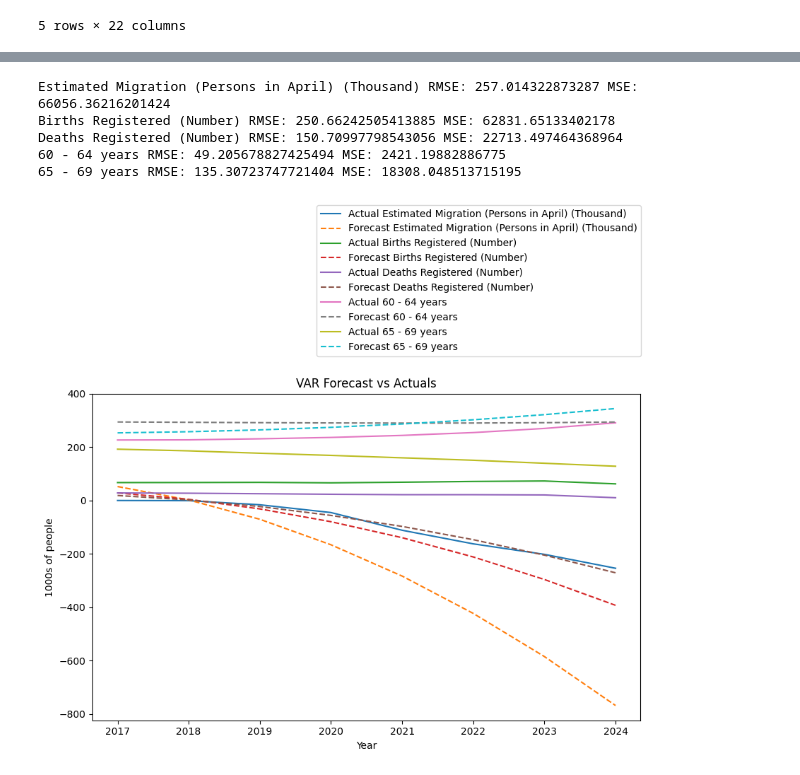
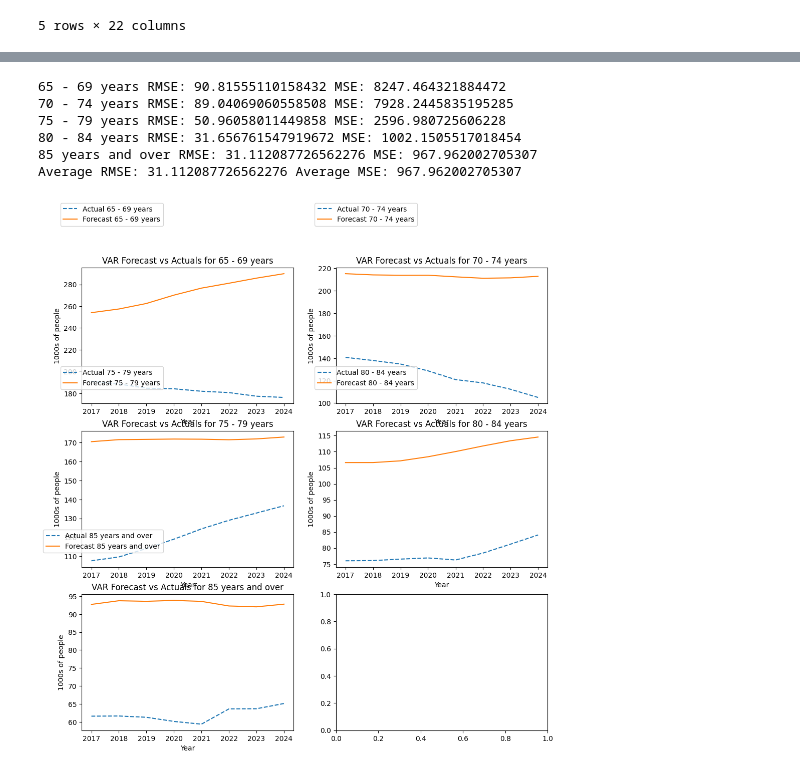
Before and after one commit to oOoOoOo0o/LM051-FYP, a Jupyter notebook: var/age-groups.ipynb, the cells around one changed output, grey strips where cells are left out. Saved outputs shown, nothing was run; the diff lists cells and outputs as text; code cells hidden in the pictures.

```diff
--- a/var/age-groups.ipynb
+++ b/var/age-groups.ipynb
@@ -101,11 +101,11 @@ combined_df.head()
 # scaler = StandardScaler()
 # combined_df_scaled = pd.DataFrame(scaler.fit_transform(combined_df), columns=combined_df.columns, index=combined_df.index)
 # %%
-selected_columns = ["Estimated Migration (Persons in April) (Thousand)",
-                    "Births Registered (Number)",
-                    "Deaths Registered (Number)",
-                    '60 - 64 years',
-                    '65 - 69 years']
+selected_columns = ['65 - 69 years',
+                    '70 - 74 years',
+                    '75 - 79 years',
+                    '80 - 84 years',
+                    '85 years and over']
 df_selected = combined_df[selected_columns]
 # %%
 check_stationarity(df_selected)
@@ -215,47 +215,55 @@ plt.show()
 # %%
 # Evaluation
 train_size = int(len(df_selected) * 0.8)
 train_data, test_data = df_selected[:train_size], df_selected[train_size:]
 
 model_train = VAR(train_data)
-lag_order_train = model_train.select_order(maxlags=3).bic
+lag_order_train = 3#model_train.select_order(maxlags=3).bic
 var_fitted_train = model_train.fit(lag_order_train)
 
 forecast_steps = len(test_data)
 forecast = var_fitted_train.forecast(train_data.values[-lag_order_train:], steps=forecast_steps)
 forecast_df = pd.DataFrame(forecast, index=test_data.index, columns=test_data.columns)
 
-forecast_df = forecast_df.cumsum() + df_selected.iloc[-1]
-test_data = test_data.cumsum() + df_selected.iloc[:train_size].iloc[-1]
+# Undoing second-order differencing for the forecast data
+forecast_df_first_cumsum = forecast_df.cumsum()  # First cumsum to undo first-order differencing
+forecast_df = forecast_df_first_cumsum.cumsum() + df_selected_copy.iloc[-1]  # Second cumsum to undo second-order differencing, and adding the last original value
 
-forecast_df_first_cumsum = forecast_df.cumsum()
-forecast_df = forecast_df_first_cumsum.cumsum() + df_selected_copy.iloc[-1]
+# Undoing second-order differencing for the test data
+test_data_first_cumsum = test_data.cumsum()  # First cumsum to undo first-order differencing
+test_data = test_data_first_cumsum.cumsum() + df_selected_copy.iloc[:train_size].iloc[-1]  # Second cumsum to undo second-order differencing, adding the last original value from training set
 
-test_data_first_cumsum = test_data.cumsum()
-test_data = test_data_first_cumsum.cumsum() + df_selected_copy.iloc[:train_size].iloc[-1]
-
+rmses = []
+mses = []
 for column in test_data.columns:
     rmse = metrics.root_mean_squared_error(test_data[column], forecast_df[column])
     mse = metrics.mean_squared_error(test_data[column], forecast_df[column])
     print(f'{column} RMSE: {rmse} MSE: {mse}')
+    rmses.append(rmse)
+    mses.append(mse)
 
-plt.figure(figsize=(10, 6))
-for column in test_data.columns:
-    plt.plot(test_data.index, test_data[column], label=f"Actual {column}")
-    plt.plot(forecast_df.index, forecast_df[column], label=f"Forecast {column}", linestyle='--')
+print(f'Average RMSE: {np.mean(rmse)} Average MSE: {np.mean(mse)}')
 
-plt.legend(bbox_to_anchor=(0.4, 1.1))
-plt.xlabel('Year')
-plt.ylabel('1000s of people')
-plt.title('VAR Forecast vs Actuals')
+fig, axes = plt.subplots(3, 2, figsize=(12, 12))
+axes = axes.flatten()
+for idx, column in enumerate(selected_columns):
+    ax = axes[idx]
+    ax.plot(test_data.index, test_data[column], label=f"Actual {column}", linestyle='--')
+    ax.plot(forecast_df.index, forecast_df[column], label=f"Forecast {column}")
+
+    ax.legend(bbox_to_anchor=(0.4, 1.5))
+    ax.set_xlabel('Year')
+    ax.set_ylabel('1000s of people')
+    ax.set_title(f'VAR Forecast vs Actuals for {column}')
 plt.show()
 # %% [output]
-Estimated Migration (Persons in April) (Thousand) RMSE: 257.014322873287 MSE: 66056.36216201424
-Births Registered (Number) RMSE: 250.66242505413885 MSE: 62831.65133402178
-Deaths Registered (Number) RMSE: 150.70997798543056 MSE: 22713.497464368964
-60 - 64 years RMSE: 49.205678827425494 MSE: 2421.19882886775
-65 - 69 years RMSE: 135.30723747721404 MSE: 18308.048513715195
+65 - 69 years RMSE: 90.81555110158432 MSE: 8247.464321884472
+70 - 74 years RMSE: 89.04069060558508 MSE: 7928.2445835195285
+75 - 79 years RMSE: 50.96058011449858 MSE: 2596.980725606228
+80 - 84 years RMSE: 31.656761547919672 MSE: 1002.1505517018454
+85 years and over RMSE: 31.112087726562276 MSE: 967.962002705307
+Average RMSE: 31.112087726562276 Average MSE: 967.962002705307
-[figure, old version]
+[figure, new version]
 # %%
 # Forecasting
 
```
Also changed, not shown: parts of 7 cells of this notebook.
